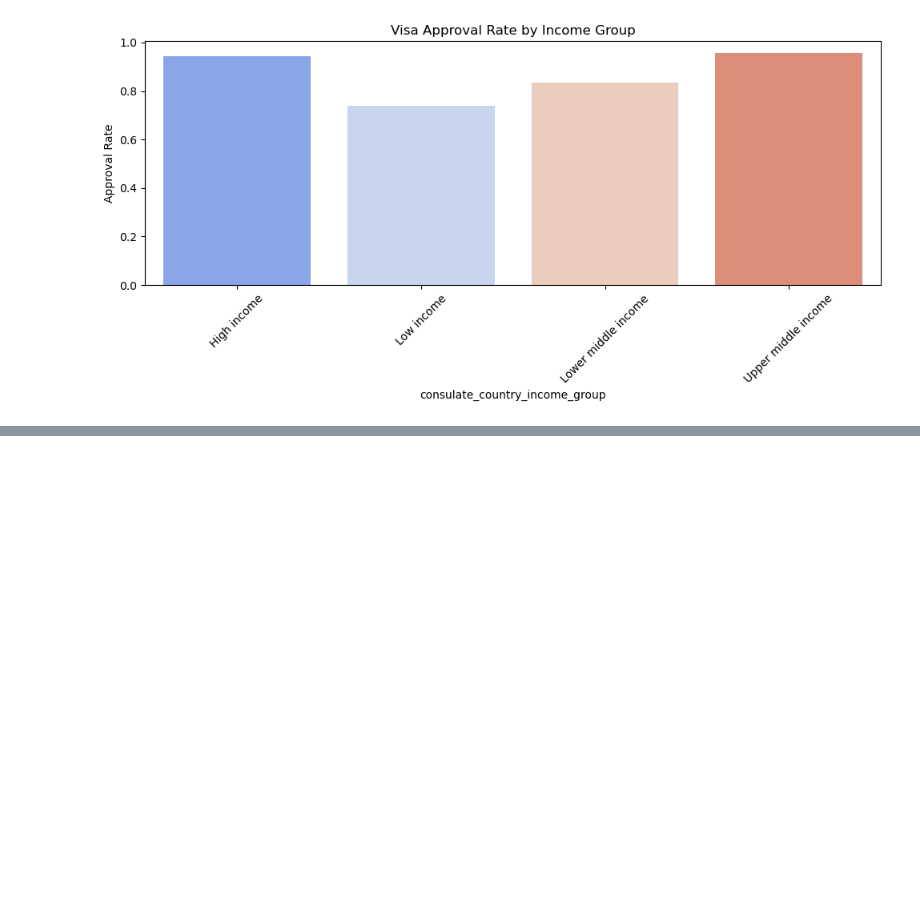
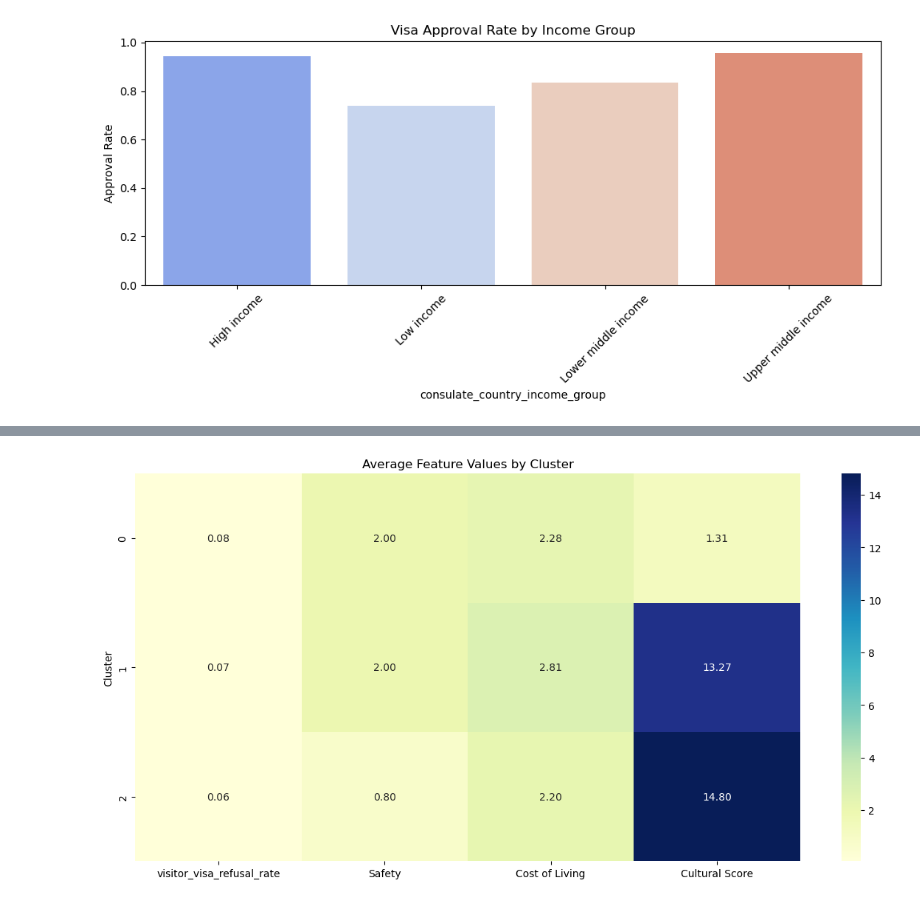
Before and after one commit to iremsuozdemir/DSA210, a Jupyter notebook: dsa210project.ipynb, the cells around one changed output, grey strips where cells are left out. Cells and saved outputs as stored; diff of their text form; code cells hidden in the pictures; blank space fills up the shorter version.

```diff
--- a/dsa210project.ipynb
+++ b/dsa210project.ipynb
@@ -289,0 +513,11 @@ dtype: int64
+# %%
+# === Visualization 3: Cluster Heatmap of Feature Averages ===
+cluster_means = model_df.groupby("Cluster")[X.columns].mean()
+
+plt.figure(figsize=(12, 6))
+sns.heatmap(cluster_means, annot=True, fmt=".2f", cmap="YlGnBu")
+plt.title("Average Feature Values by Cluster")
+plt.tight_layout()
+plt.show()
+# %% [output]
+[figure, added]
```
Also changed, not shown: parts of 12 cells of this notebook.
